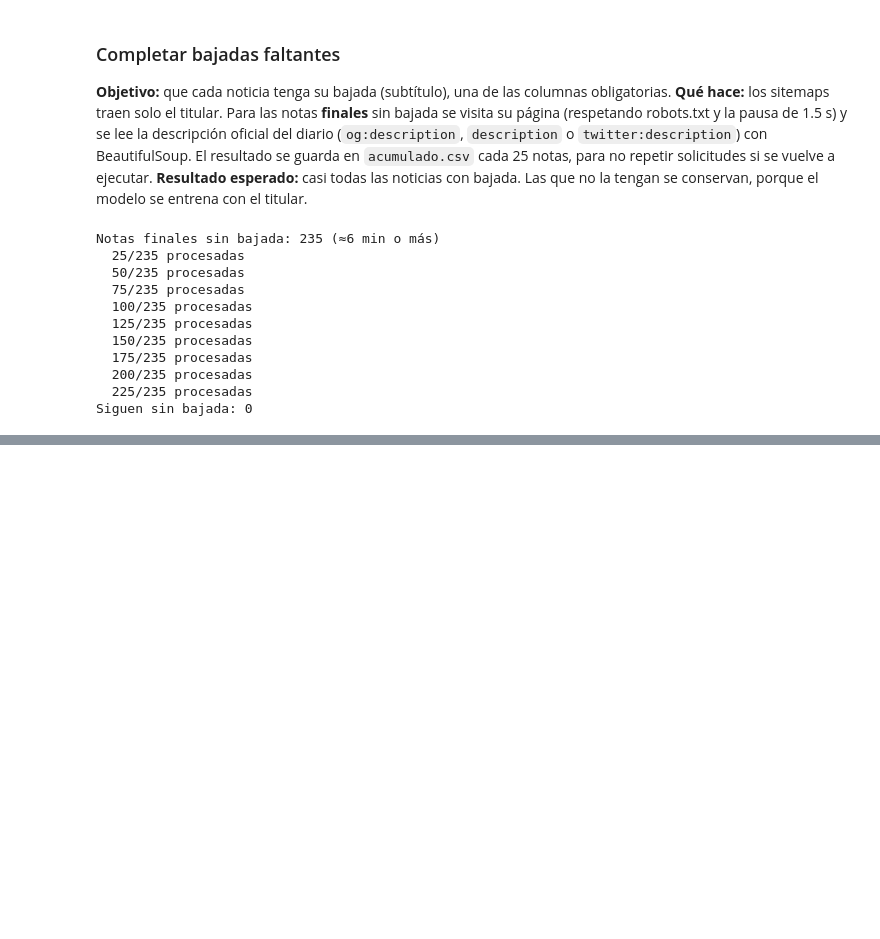
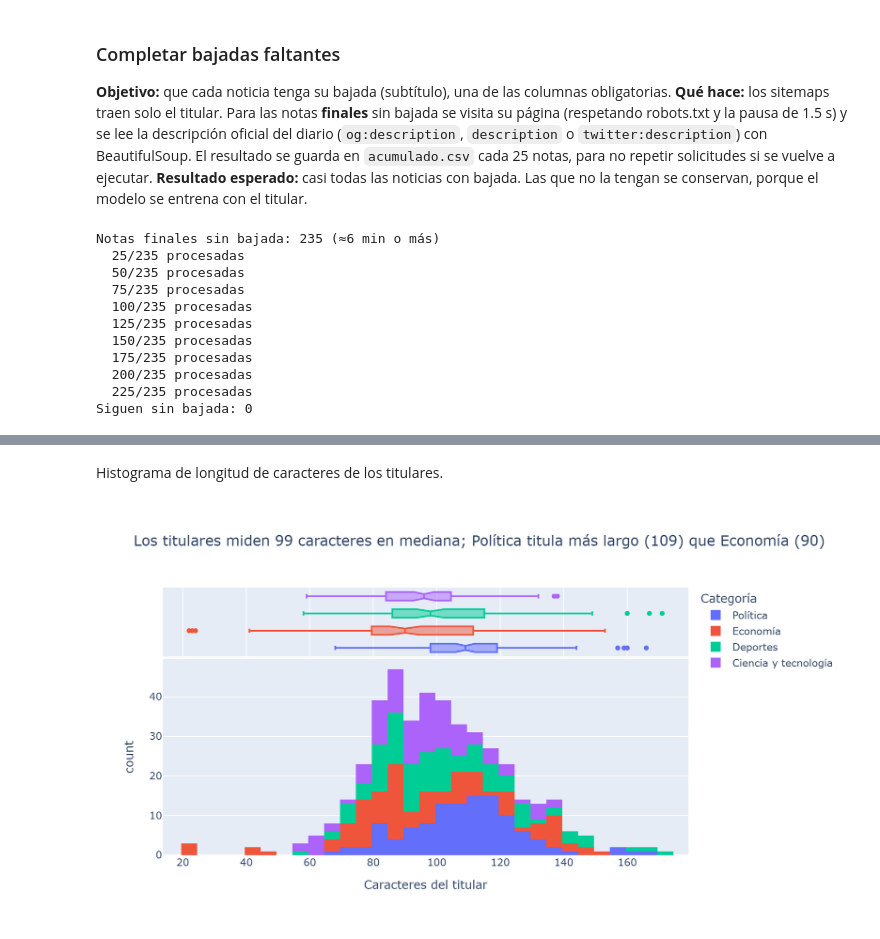
Before and after one commit to ValMur123/python_intermedio, a Jupyter notebook: tarea_1/01_recoleccion.ipynb, the cells around one changed output, grey strips where cells are left out. Drawn from its saved outputs; the diff is of its cells as text; code cells hidden in the pictures; blank space fills up the shorter version.

```diff
--- a/tarea_1/01_recoleccion.ipynb
+++ b/tarea_1/01_recoleccion.ipynb
@@ -530,0 +535,18 @@ Siguen sin bajada: 0
+# %%
+from IPython.display import Image, display
+os.makedirs("figuras", exist_ok=True)
+
+def mostrar(fig, nombre):
+    """Muestra el gráfico y lo guarda en HTML y PNG (el PNG requiere kaleido)."""
+    fig.show()
+    try:
+        fig.write_html(f"figuras/{nombre}.html")
+        fig.write_image(f"figuras/{nombre}.png", width=900, height=500, scale=2)
+        display(Image(f"figuras/{nombre}.png", width=900))
+    except Exception as e:
+        print("No se pudo exportar el PNG (revisa kaleido):", type(e).__name__)
+
+ETIQ = {"politica": "Política", "economia": "Economía", "deportes": "Deportes",
+        "ciencia_tecnologia": "Ciencia y tecnología"}
+df["categoria"] = df["etiqueta"].map(ETIQ)          # nombres bonitos para los gráficos
+df["largo_titular"] = df["titular"].str.len()       # número de caracteres del titular
@@ -530,0 +638,12 @@ Siguen sin bajada: 0
+# %% [markdown]
+Histograma de longitud de caracteres de los titulares.
+# %%
+mediana = df.groupby("categoria")["largo_titular"].median().sort_values()
+titulo3 = (f"Los titulares miden {int(df['largo_titular'].median())} caracteres en mediana; "
+           f"{mediana.index[-1]} titula más largo ({int(mediana.iloc[-1])}) que {mediana.index[0]} ({int(mediana.iloc[0])})")
+
+fig3 = px.histogram(df, x="largo_titular", nbins=30, color="categoria", marginal="box",
+                    title=titulo3, labels={"largo_titular": "Caracteres del titular", "categoria": "Categoría"})
+mostrar(fig3, "03_histograma_largo_titulares")
+# %% [output]
+[figure, added]
```
Also changed, not shown: parts of 10 cells of this notebook, 8 other files.
